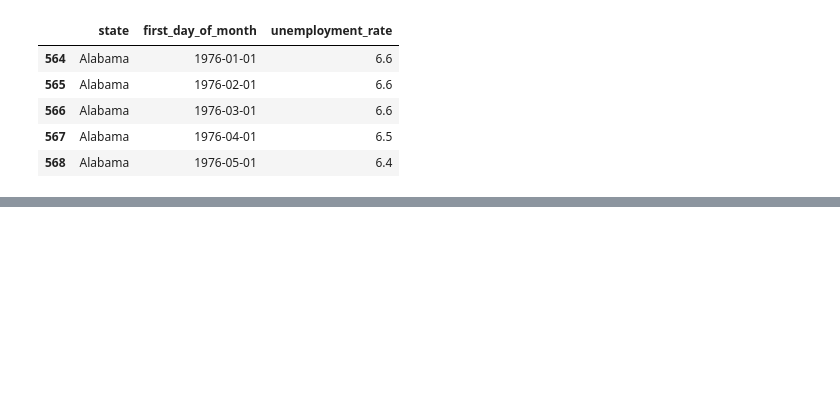
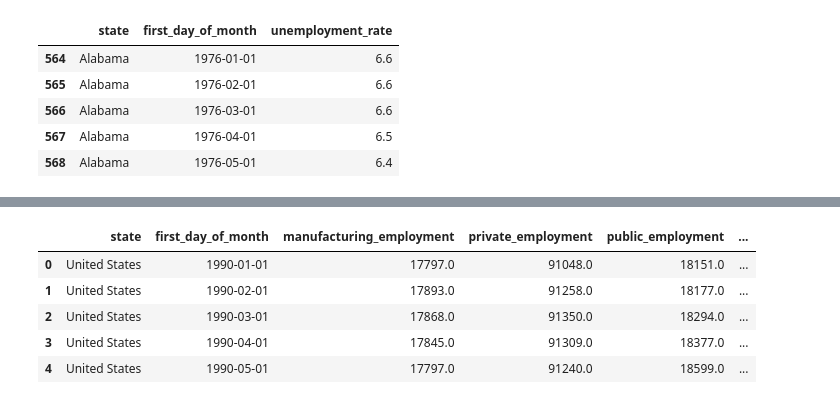
Before and after one commit to vroobelle93/03_GoDaddy, a Jupyter notebook: godaddy1.ipynb, the cells around one changed output, grey strips where cells are left out. Drawn from its saved outputs; the diff is of its cells as text; code cells hidden in the pictures; blank space fills up the shorter version.

```diff
--- a/godaddy1.ipynb
+++ b/godaddy1.ipynb
@@ -458,0 +525,9 @@ unemployment_rate_data[unemployment_rate_data['state']=='Alabama'].head()
+# %%
+gathered_data_df.head()
+# %% [output]
+|  | state | first_day_of_month | manufacturing_employment | private_employment | public_employment | ... |
+| 0 | United States | 1990-01-01 | 17797.0 | 91048.0 | 18151.0 | ... |
+| 1 | United States | 1990-02-01 | 17893.0 | 91258.0 | 18177.0 | ... |
+| 2 | United States | 1990-03-01 | 17868.0 | 91350.0 | 18294.0 | ... |
+| 3 | United States | 1990-04-01 | 17845.0 | 91309.0 | 18377.0 | ... |
+| 4 | United States | 1990-05-01 | 17797.0 | 91240.0 | 18599.0 | ... |
```
Also changed, not shown: parts of 18 cells of this notebook.
